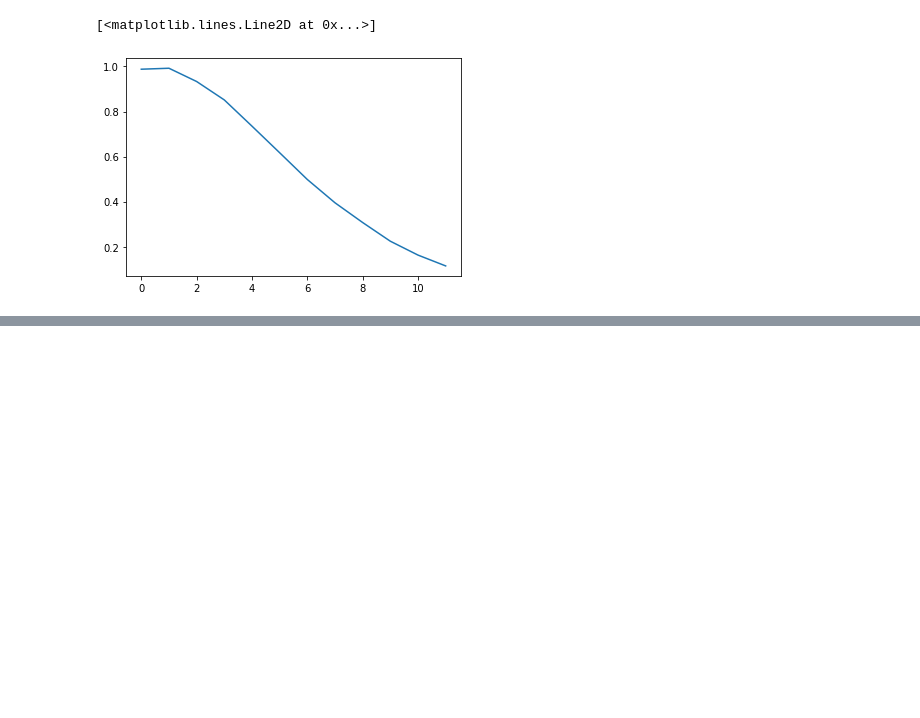
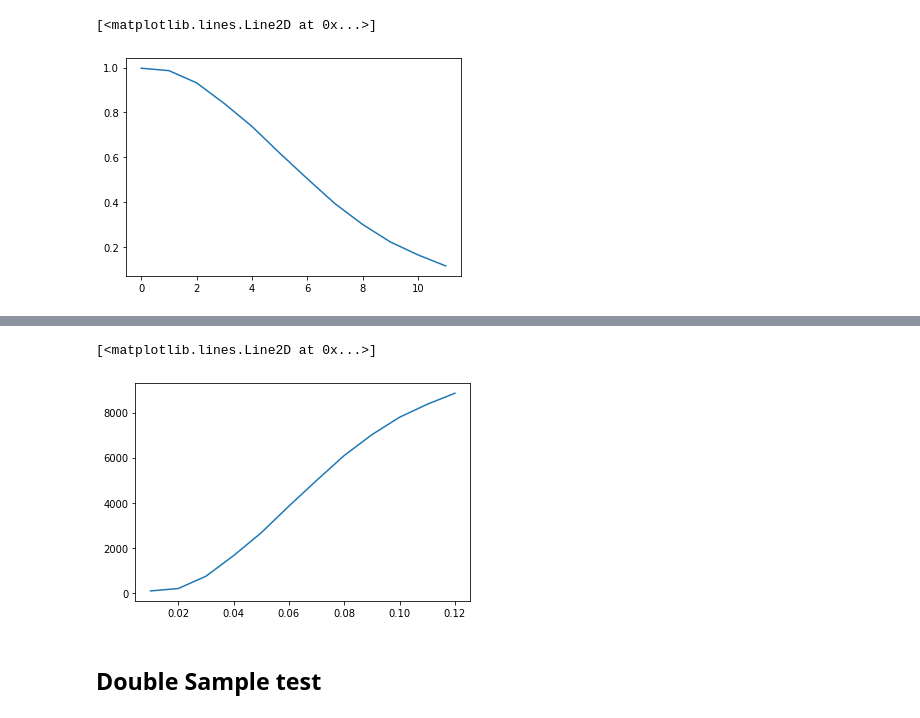
Before and after one commit to qhxxsb/AE-VAE-SOM, a Jupyter notebook: Sampling_Note.ipynb, the cells around one changed output, grey strips where cells are left out. Saved outputs shown, nothing was run; the diff lists cells and outputs as text; code cells hidden in the pictures; blank space fills up the shorter version.

```diff
--- a/Sampling_Note.ipynb
+++ b/Sampling_Note.ipynb
@@ -52,0 +131,8 @@ plt.plot( p_d_list)
+# %%
+ati_list = []
+for i in range (0,len(p_a_list)):
+    ati = 52 + ((1 -p_a_list[i])*(10000-52))
+    ati_list.append(ati)
+p_dic['ATI'] = ati_list
+df =pd.DataFrame(p_dic)
+df
@@ -52,0 +153,7 @@ plt.plot( p_d_list)
+# %%
+plt.plot( p_list, ati_list)
+# %% [output]
+[<matplotlib.lines.Line2D at 0x...>]
+[figure, added]
+# %% [markdown]
+## Double Sample test
```
Also changed, not shown: parts of 16 cells of this notebook.
